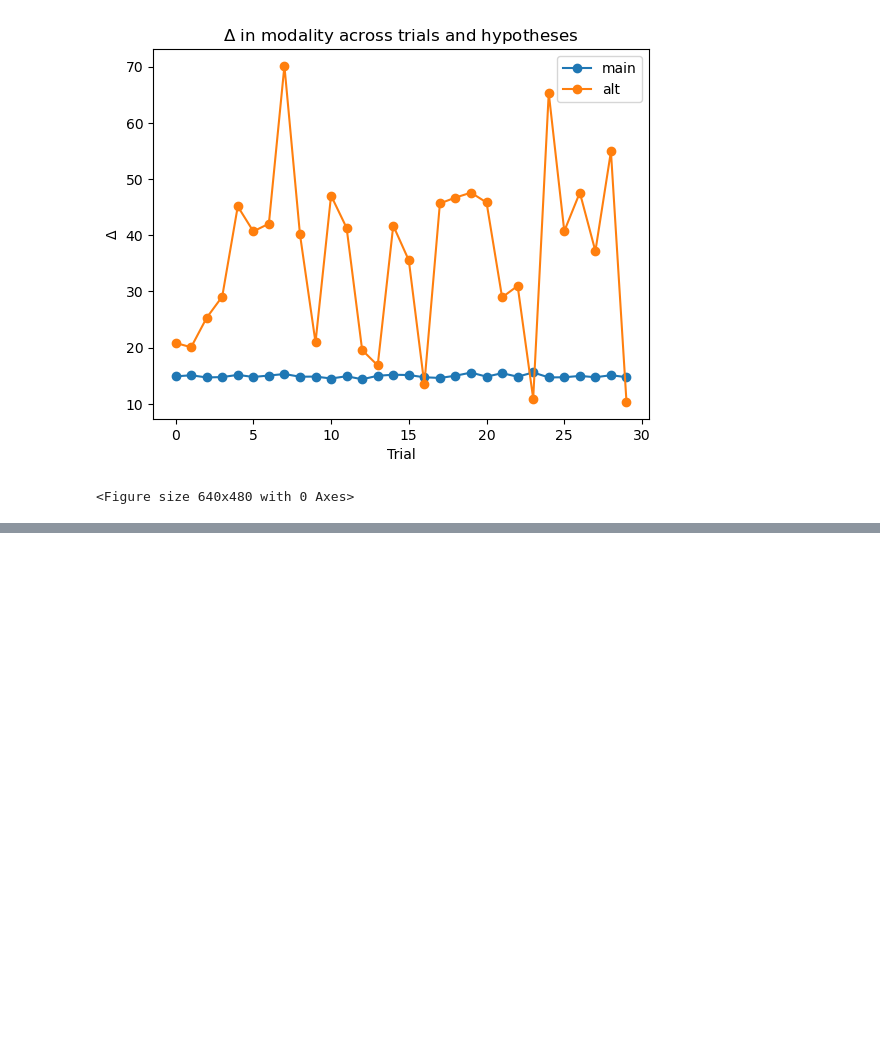
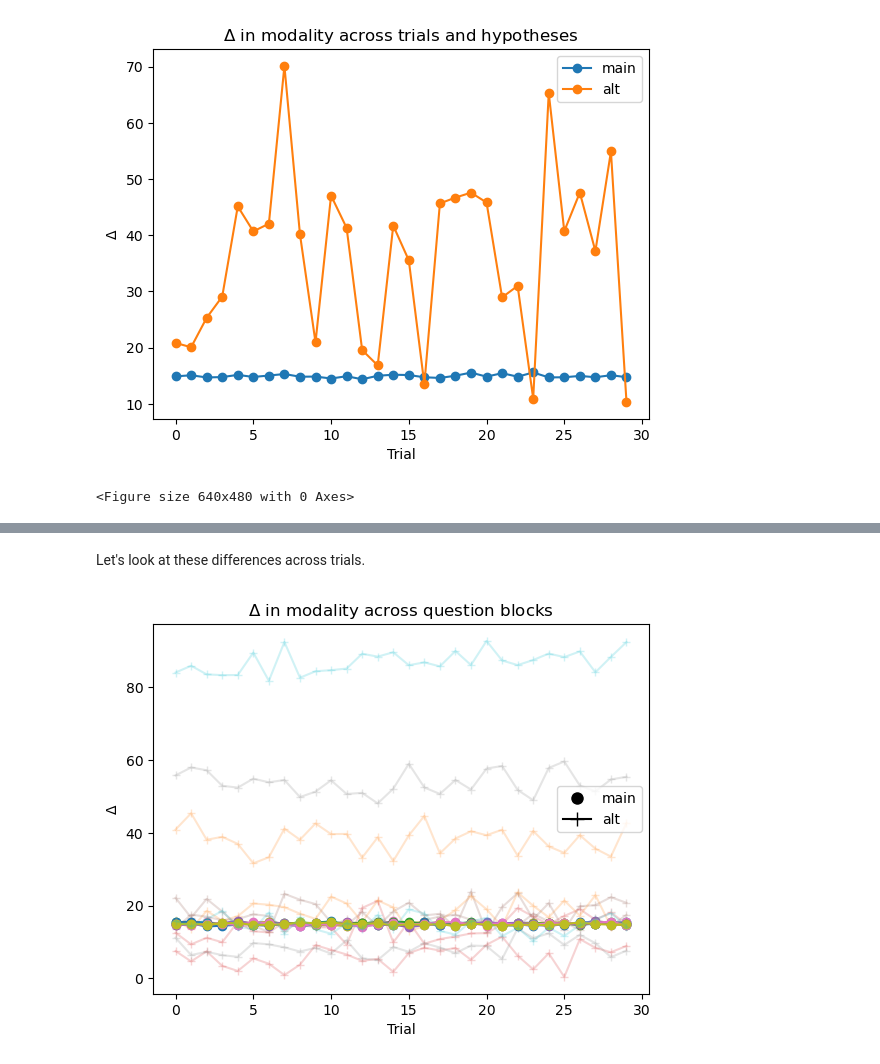
Before and after one commit to w-decker/wiscs-simulation, a Jupyter notebook: wiscs-simulations.ipynb, the cells around one changed output, grey strips where cells are left out. Saved outputs shown, nothing was run; the diff lists cells and outputs as text; code cells hidden in the pictures; blank space fills up the shorter version.

Commit message:
Plot deltas across question blocks

```diff
--- a/wiscs-simulations.ipynb
+++ b/wiscs-simulations.ipynb
@@ -136,0 +144,7 @@ plt.savefig('figs/deltas.png', dpi=500)
+# %%
+# main task params
+tasks = [100, 130, 115, 200, 120, 115, 125, 111, 123, 98]
+
+# alt task params
+alt_word_tasks = [(100, 110), (130, 122), (99, 105), (200, 190), (120, 125), (115, 124), (125, 131), (111, 115), (123, 129), (98, 103)]
+alt_image_tasks = [(125, 131), (130, 122), (100, 110), (123, 129), (200, 190), (120, 125), (115, 124), (111, 115), (99, 105), (98, 103)]
@@ -136,0 +201,20 @@ plt.savefig('figs/deltas.png', dpi=500)
+# %% [markdown]
+Let's look at these differences across trials.
+# %%
+for i in range(10):
+    plt.plot(main_deltas[i], marker='o')
+    plt.plot(alt_deltas[i], marker='+', alpha=0.2)
+
+legend_elements = [
+    Line2D([0], [0], marker='o', color='w', label='main', markerfacecolor='k', markersize=10),
+    Line2D([0], [0], marker='+', color='k', label='alt', markerfacecolor='w', markersize=10)
+]
+
+plt.legend(handles=legend_elements)
+plt.xlabel('Trial')
+plt.ylabel("$\\Delta$")
+plt.title('$\\Delta$ in modality across question blocks')
+
+plt.show()
+# %% [output]
+[figure, added]
```
Also changed, not shown: parts of 5 cells of this notebook.
